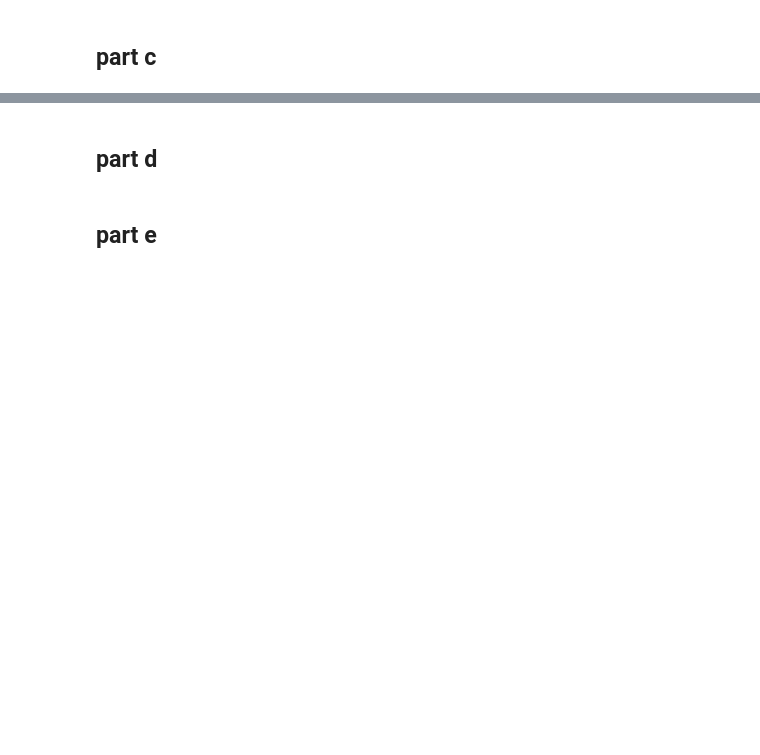
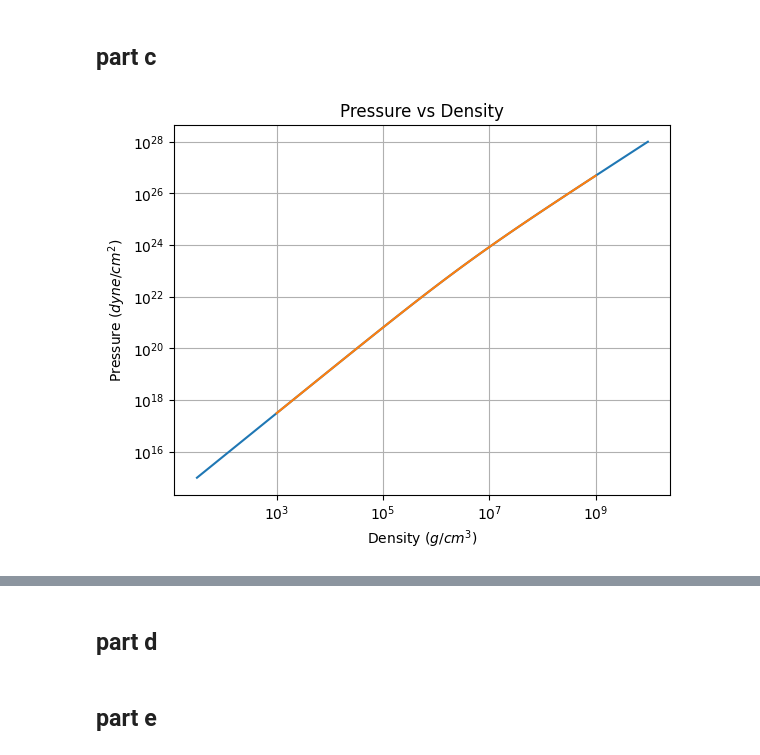
Before and after one commit to thomas-03/homework, a Jupyter notebook: 5460_HW1.ipynb, the cells around one changed output, grey strips where cells are left out. Saved outputs shown, nothing was run; the diff lists cells and outputs as text; code cells hidden in the pictures; blank space fills up the shorter version.

```diff
--- a/5460_HW1.ipynb
+++ b/5460_HW1.ipynb
@@ -104,4 +113,21 @@ def rho_from_P(Pin, tol=1e-8, relativistic=False):
     return r_sol
+# %%
+#demonstrating that rho_from_P is properly the inverse of P_from_rho
+P = np.logspace(15,28,100)
+rho = np.array([rho_from_P(p) for p in P])
+plt.plot(rho, P,label="$\\rho(P)$")
+rho = np.logspace(3,9,100)
+P = P_from_rho(rho)
+plt.plot(rho, P,label="$P(\\rho)$")
+plt.title("Pressure vs Density")
+plt.xlabel("Density ($g/cm^3$)")
+plt.ylabel("Pressure ($dyne/cm^2$)")
+plt.xscale("log")
+plt.yscale("log")
+plt.grid()
+plt.show()
+# %% [output]
+[figure, added]
 # %%
 #testing rho_from_P
 true_rho = np.logspace(3,9,100)
```
Also changed, not shown: parts of 15 cells of this notebook, 2 other files.
